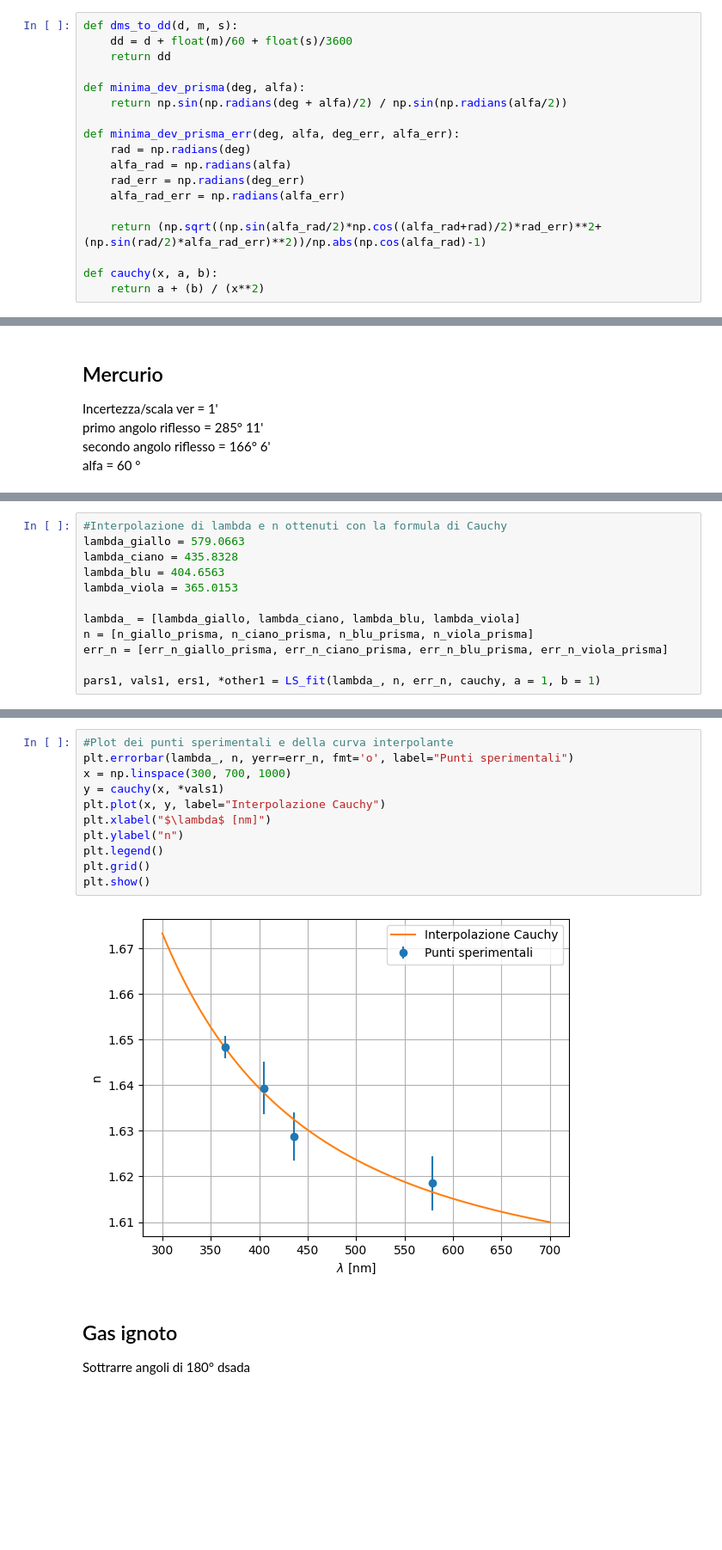
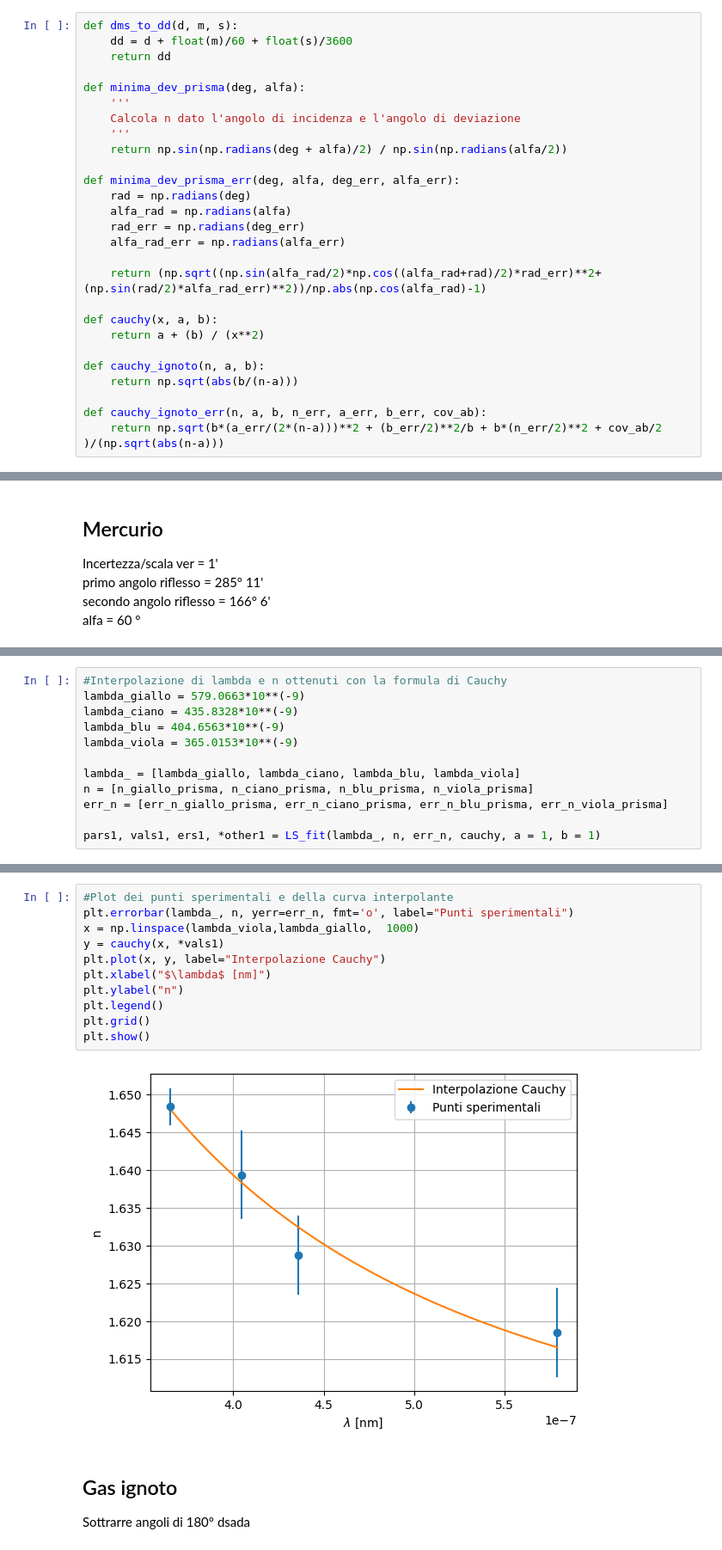
Before and after one commit to Pavar0tty/Laboratorio_2, a Jupyter notebook: Spettrometro/Analisi.ipynb, the cells around one changed output, grey strips where cells are left out. Shown at 86% size. Drawn from its saved outputs; the diff is of its cells as text; blank space fills up the shorter version.

```diff
--- a/Spettrometro/Analisi.ipynb
+++ b/Spettrometro/Analisi.ipynb
@@ -14,6 +14,9 @@ def dms_to_dd(d, m, s):
     return dd
 
 def minima_dev_prisma(deg, alfa):
+    '''
+    Calcola n dato l'angolo di incidenza e l'angolo di deviazione
+    '''
     return np.sin(np.radians(deg + alfa)/2) / np.sin(np.radians(alfa/2))
 
 def minima_dev_prisma_err(deg, alfa, deg_err, alfa_err):
@@ -26,6 +29,12 @@ def minima_dev_prisma_err(deg, alfa, deg_err, alfa_err):
 
 def cauchy(x, a, b):
     return a + (b) / (x**2)
+
+def cauchy_ignoto(n, a, b):
+    return np.sqrt(abs(b/(n-a)))
+
+def cauchy_ignoto_err(n, a, b, n_err, a_err, b_err, cov_ab):
+    return np.sqrt(b*(a_err/(2*(n-a)))**2 + (b_err/2)**2/b + b*(n_err/2)**2 + cov_ab/2 )/(np.sqrt(abs(n-a)))
 # %% [markdown]
 # CARATTERIZZAZIONE DEL PRISMA
 # %% [markdown]
@@ -86,9 +106,9 @@ err_n_viola_prisma = minima_dev_prisma_err(deg_viola_prisma, alfa, err_viola_pri
 # %%
 #Interpolazione di lambda e n ottenuti con la formula di Cauchy
-lambda_giallo = 579.0663
-lambda_ciano = 435.8328
-lambda_blu = 404.6563
-lambda_viola = 365.0153
+lambda_giallo = 579.0663*10**(-9)
+lambda_ciano = 435.8328*10**(-9)
+lambda_blu = 404.6563*10**(-9)
+lambda_viola = 365.0153*10**(-9)
 
 lambda_ = [lambda_giallo, lambda_ciano, lambda_blu, lambda_viola]
 n = [n_giallo_prisma, n_ciano_prisma, n_blu_prisma, n_viola_prisma]
@@ -111,16 +131,16 @@ pars1, vals1, ers1, *other1 = LS_fit(lambda_, n, err_n, cauchy, a = 1, b = 1)
 # %%
 #Plot dei punti sperimentali e della curva interpolante
 plt.errorbar(lambda_, n, yerr=err_n, fmt='o', label="Punti sperimentali")
-x = np.linspace(300, 700, 1000)
+x = np.linspace(lambda_viola,lambda_giallo,  1000)
 y = cauchy(x, *vals1)
 plt.plot(x, y, label="Interpolazione Cauchy")
 plt.xlabel("$\lambda$ [nm]")
 plt.ylabel("n")
 plt.legend()
 plt.grid()
 plt.show()
 # %% [output]
-[figure, old version]
+[figure, new version]
 # %% [markdown]
 ## Gas ignoto
 Sottrarre angoli di 180°
```
Also changed, not shown: parts of 5 cells of this notebook, 2 other files.
